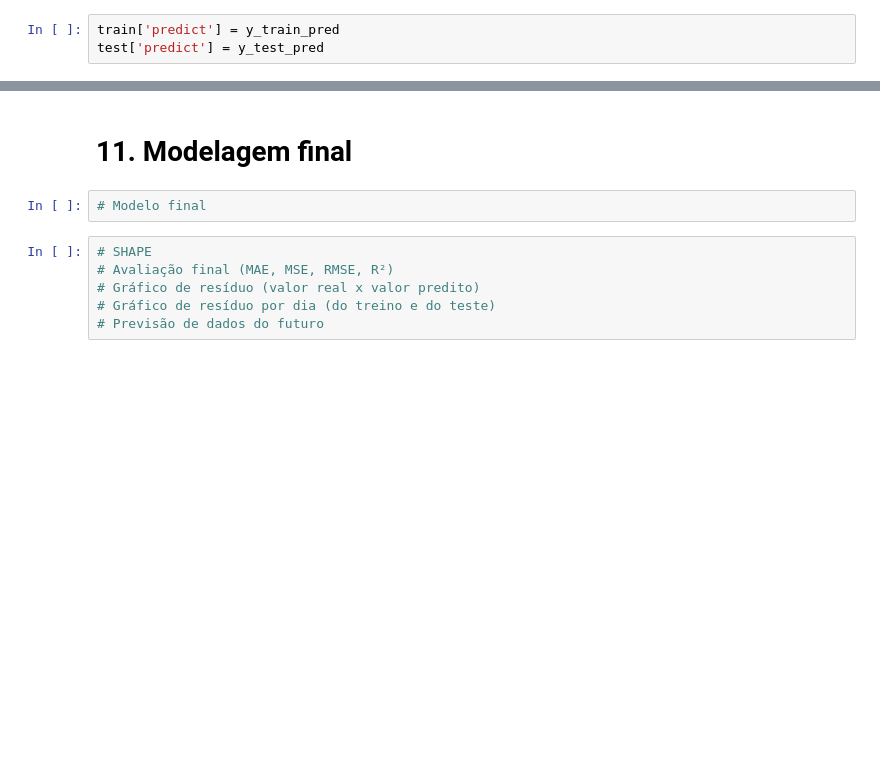
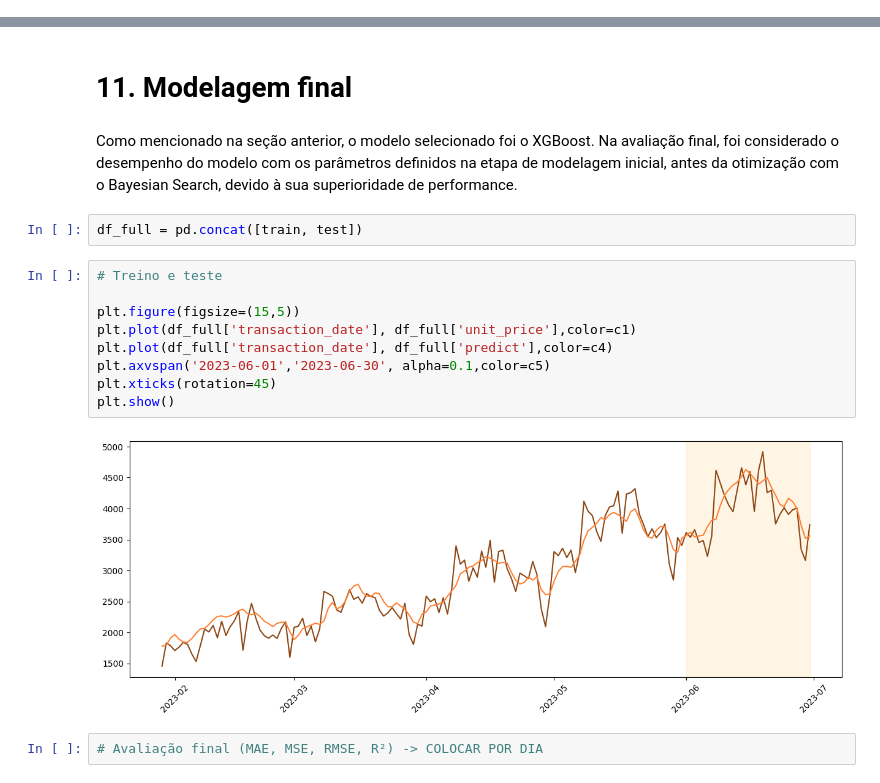
Before and after one commit to deborabmfreitas/coffee-shop-sales-prediction, a Jupyter notebook: coffee-shop-sales-prediction.ipynb, the cells around one changed output, grey strips where cells are left out. Saved outputs shown, nothing was run; the diff lists cells and outputs as text; blank space fills up the shorter version.

Commit message:
modelagem final e organizacao do notebook

```diff
--- a/coffee-shop-sales-prediction.ipynb
+++ b/coffee-shop-sales-prediction.ipynb
@@ -631,3 +609,0 @@ np.float64(1227.765403909372)
-# %%
-train['predict'] = y_train_pred
-test['predict'] = y_test_pred
@@ -894,10 +850,19 @@ Erro Quadrático Médio no teste: 345.98
 # %% [markdown]
 # 11. Modelagem final
-# %%
-# Modelo final
-# %%
-# SHAPE
-# Avaliação final (MAE, MSE, RMSE, R²)
-# Gráfico de resíduo (valor real x valor predito)
-# Gráfico de resíduo por dia (do treino e do teste)
-# Previsão de dados do futuro
+# %% [markdown]
+Como mencionado na seção anterior, o modelo selecionado foi o XGBoost. Na avaliação final, foi considerado o desempenho do modelo com os parâmetros definidos na etapa de modelagem inicial, antes da otimização com o Bayesian Search, devido à sua superioridade de performance.
+# %%
+df_full = pd.concat([train, test])
+# %%
+# Treino e teste
+
+plt.figure(figsize=(15,5))
+plt.plot(df_full['transaction_date'], df_full['unit_price'],color=c1)
+plt.plot(df_full['transaction_date'], df_full['predict'],color=c4)
+plt.axvspan('2023-06-01','2023-06-30', alpha=0.1,color=c5)
+plt.xticks(rotation=45)
+plt.show()
+# %% [output]
+[figure, added]
+# %%
+# Avaliação final (MAE, MSE, RMSE, R²) -> COLOCAR POR DIA
```
Also changed, not shown: parts of 68 cells of this notebook.
